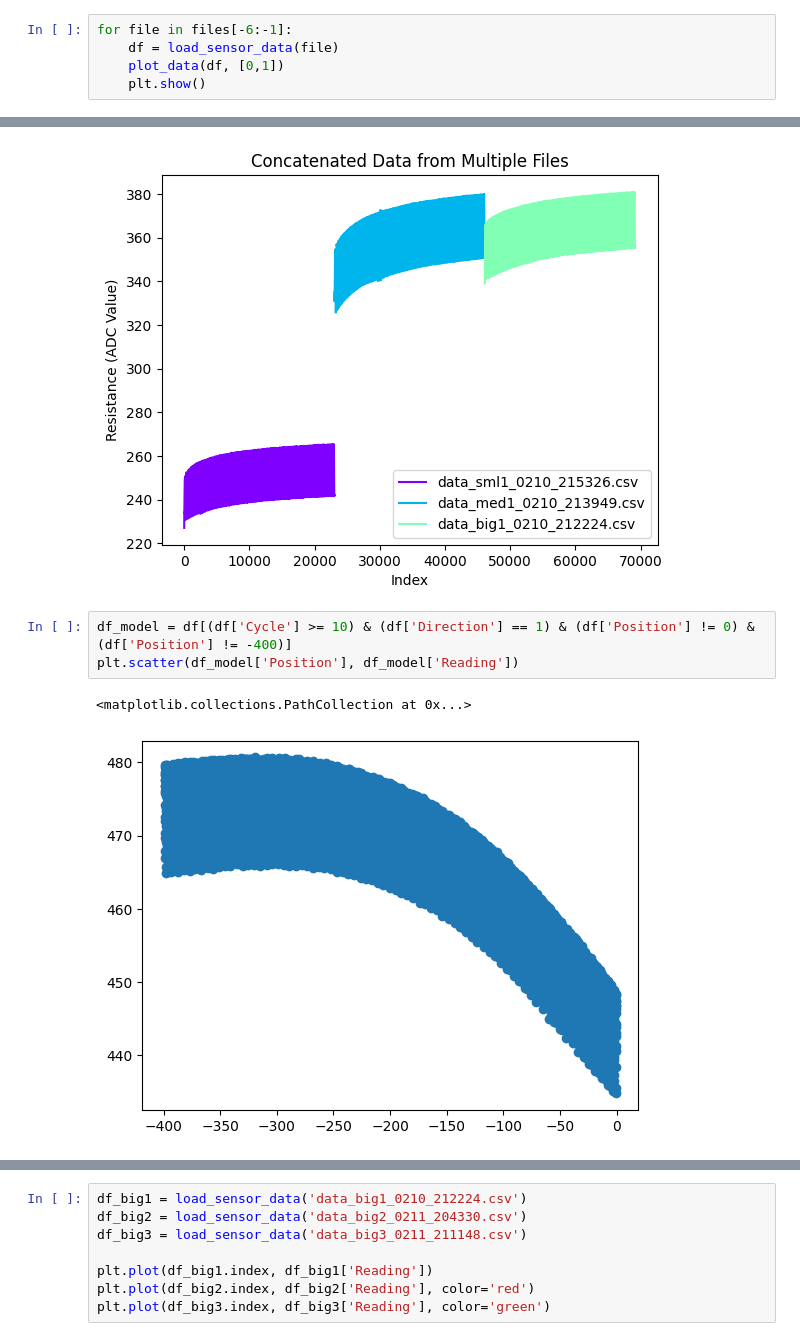
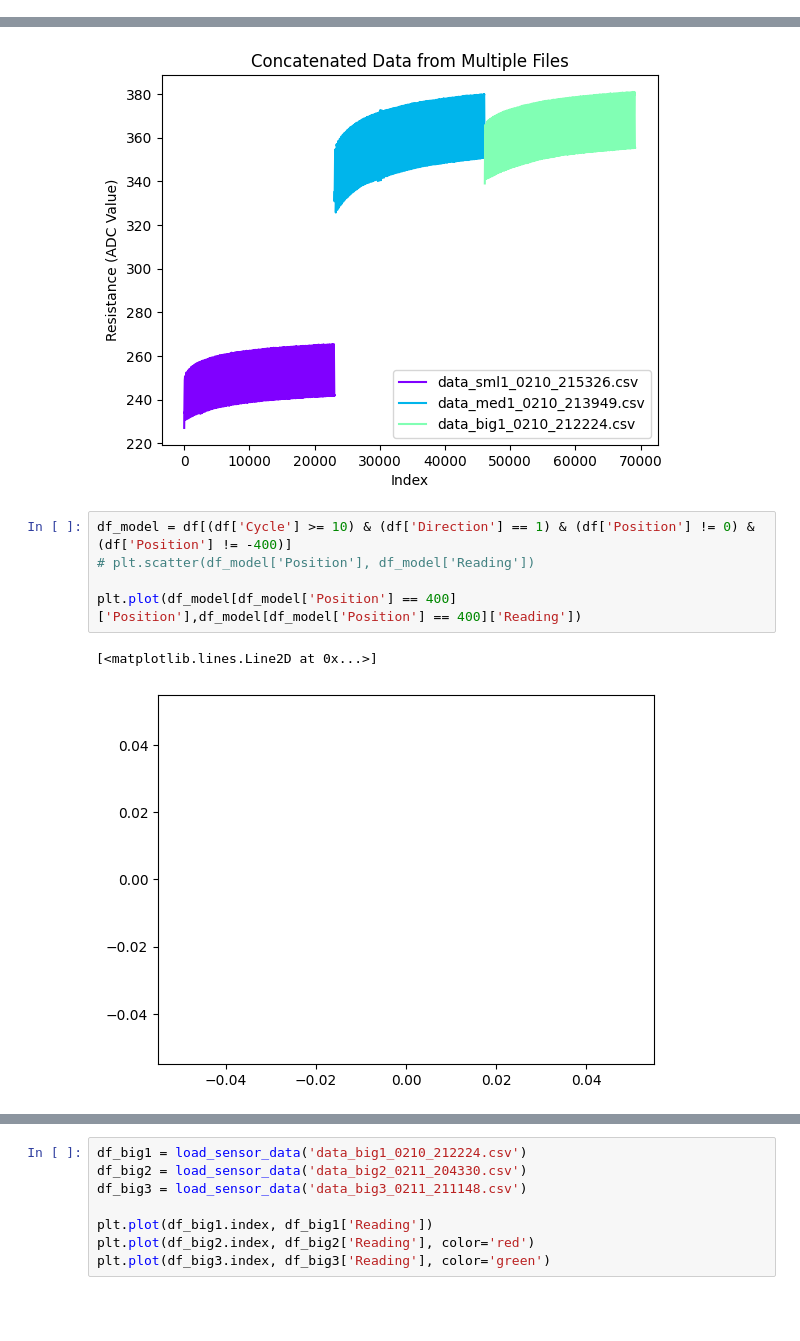
Before and after one commit to valleyquail/WormMQP, a Jupyter notebook: Data/data_process_v2.ipynb, the cells around one changed output, grey strips where cells are left out. Cells and saved outputs as stored; diff of their text form; blank space fills up the shorter version.

```diff
--- a/Data/data_process_v2.ipynb
+++ b/Data/data_process_v2.ipynb
@@ -118,5 +117,0 @@ plt.plot(df_plot.index, df_plot['Reading'])
-# %%
-for file in files[-6:-1]:
-    df = load_sensor_data(file)
-    plot_data(df, [0,1])
-    plt.show()
@@ -159,10 +143,12 @@ Data loaded from data_big1_0210_212224.csv
 [figure]
 # %%
 df_model = df[(df['Cycle'] >= 10) & (df['Direction'] == 1) & (df['Position'] != 0) & (df['Position'] != -400)]
-plt.scatter(df_model['Position'], df_model['Reading'])
+# plt.scatter(df_model['Position'], df_model['Reading'])
+
+plt.plot(df_model[df_model['Position'] == 400]['Position'],df_model[df_model['Position'] == 400]['Reading'])
 # %% [output]
-<matplotlib.collections.PathCollection at 0x...>
+[<matplotlib.lines.Line2D at 0x...>]
-[figure, old version]
+[figure, new version]
 # %%
 import numpy
 
```
Also changed, not shown: parts of 7 cells of this notebook, 9 other files.
